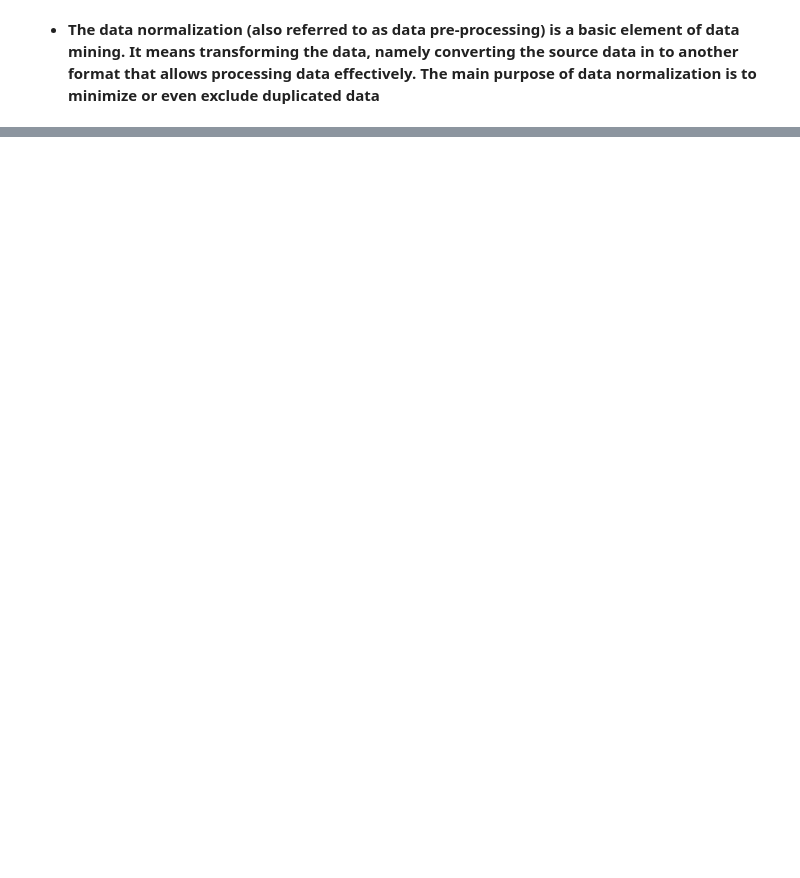
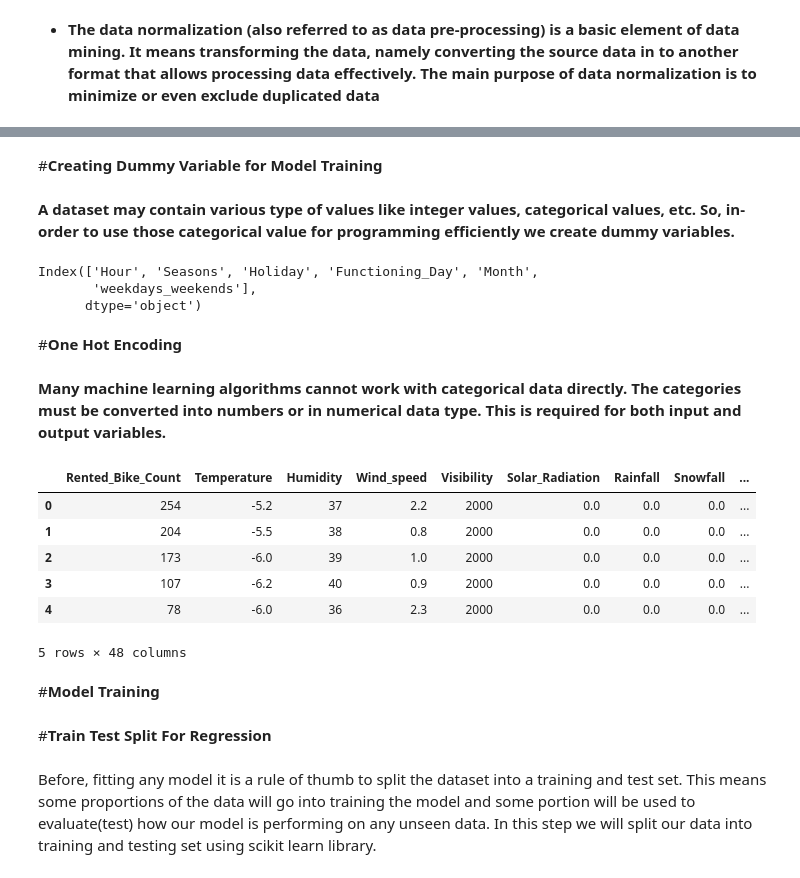
Before and after one commit to sksamima5/Bike-Sharing-Demand-Prediction-, a Jupyter notebook: Bike_Sharing_Demand_Prediction_Capstone_Project.ipynb, the cells around one changed output, grey strips where cells are left out. Drawn from its saved outputs; the diff is of its cells as text; code cells hidden in the pictures; blank space fills up the shorter version.

```diff
--- a/Bike_Sharing_Demand_Prediction_Capstone_Project.ipynb
+++ b/Bike_Sharing_Demand_Prediction_Capstone_Project.ipynb
@@ -683,0 +726,3 @@ for col in numeric_col:
+# %%
+#Drop the Dew point temperature column
+bike_df=bike_df.drop(['Dew_point_temperature'],axis=1)
@@ -683,0 +749,45 @@ for col in numeric_col:
+# %% [markdown]
+#**Creating Dummy Variable for Model Training**
+# %% [markdown]
+**A dataset may contain various type of values like integer values, categorical values, etc. So, in-order to use those categorical value for programming efficiently we create dummy variables.**
+# %%
+#Assign categorical values to a variable
+categorical = list(bike_df.select_dtypes(['object','category']))
+categorical = pd.Index(categorical)
+categorical
+# %% [output]
+Index(['Hour', 'Seasons', 'Holiday', 'Functioning_Day', 'Month',
+       'weekdays_weekends'],
+      dtype='object')
+# %% [markdown]
+#**One Hot Encoding**
+# %% [markdown]
+**Many machine learning algorithms cannot work with categorical data directly. The categories must be converted into numbers or in numerical data type. This is required for both input and output variables.**
+# %%
+#Let's Create a copy
+bike_df_copy = bike_df
+# %%
+#Let's do the One Hot Encoding
+def one_hot_encoding(data,column):
+  data = pd.concat([data,pd.get_dummies(data[column], prefix=column, drop_first=True)], axis=1)
+  data = data.drop([column], axis=1)
+  return data
+
+for column in categorical:
+  bike_df_copy = one_hot_encoding(bike_df_copy, column)
+
+bike_df_copy.head()
+# %% [output]
+|  | Rented_Bike_Count | Temperature | Humidity | Wind_speed | Visibility | Solar_Radiation | Rainfall | Snowfall | ... |
+| 0 | 254 | -5.2 | 37 | 2.2 | 2000 | 0.0 | 0.0 | 0.0 | ... |
+| 1 | 204 | -5.5 | 38 | 0.8 | 2000 | 0.0 | 0.0 | 0.0 | ... |
+| 2 | 173 | -6.0 | 39 | 1.0 | 2000 | 0.0 | 0.0 | 0.0 | ... |
+| 3 | 107 | -6.2 | 40 | 0.9 | 2000 | 0.0 | 0.0 | 0.0 | ... |
+| 4 | 78 | -6.0 | 36 | 2.3 | 2000 | 0.0 | 0.0 | 0.0 | ... |
+5 rows × 48 columns
+# %% [markdown]
+#**Model Training**
+# %% [markdown]
+#**Train Test Split For Regression**
+# %% [markdown]
+Before, fitting any model it is a rule of thumb to split the dataset into a training and test set. This means some proportions of the data will go into training the model and some portion will be used to evaluate(test) how our model is performing on any unseen data. In this step we will split our data into training and testing set using scikit learn library.
```
Also changed, not shown: parts of 11 cells of this notebook.
